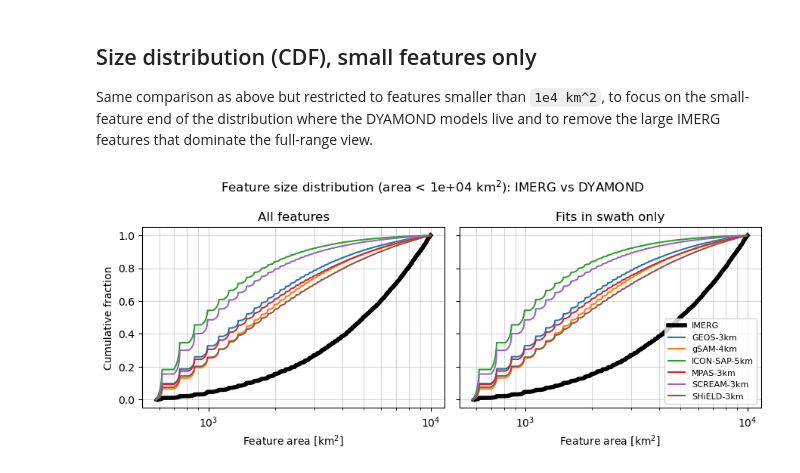
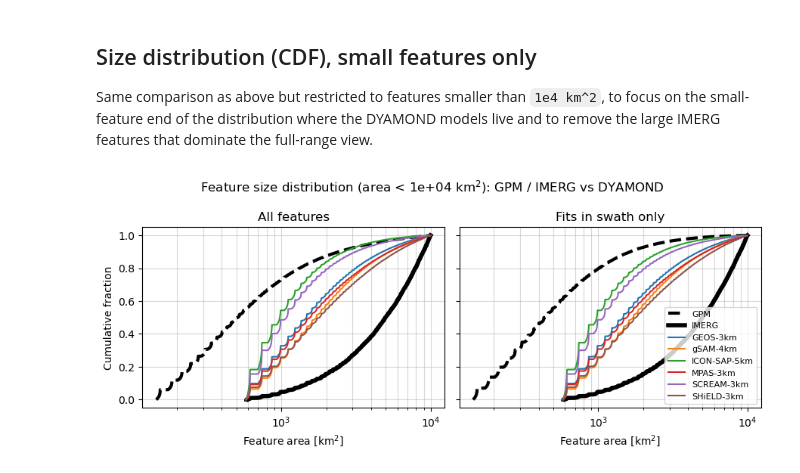
Before and after one commit to pedroanguloumana/gpm_dyamond_extreme_morphology, a Jupyter notebook: notebooks/IMERG_vs_DYAMOND_feature_stats.ipynb, the cells around one changed output. Cells and saved outputs as stored; diff of their text form; code cells hidden in the pictures.

```diff
--- a/notebooks/IMERG_vs_DYAMOND_feature_stats.ipynb
+++ b/notebooks/IMERG_vs_DYAMOND_feature_stats.ipynb
@@ -79,17 +97,14 @@ def plot_cdf(series: pl.Series, ax: plt.Axes = None, label: str = None, **kwargs
 # %%
 subsets = {
     "All features": lambda df: df,
-    "Fits in swath only": lambda df: df.filter(pl.col("fits_in_swath")),
+    "Fits in swath only": lambda df: df.filter(pl.col("fits_swath")),
 }
 
 fig, axes = plt.subplots(1, 2, figsize=(9, 3.8), sharey=True)
 
 for ax, (title, subset) in zip(axes, subsets.items()):
     for name, df in feature_data.items():
-        kwargs = {"label": name, "color": model_colors[name]}
-        if name == "IMERG":
-            kwargs["lw"] = 4
-        plot_cdf(subset(df)["area_km2"], ax=ax, **kwargs)
+        plot_cdf(subset(df)["area_km2"], ax=ax, label=name, **plot_styles[name])
     ax.set_xscale("log")
     ax.set_xlabel("Feature area [km$^2$]")
     ax.set_title(title)
@@ -97,6 +112,6 @@ for ax, (title, subset) in zip(axes, subsets.items()):
 
 axes[0].set_ylabel("Cumulative fraction")
 axes[1].legend(loc="lower right", fontsize=8)
-fig.suptitle("Feature size distribution: IMERG vs DYAMOND")
+fig.suptitle("Feature size distribution: GPM / IMERG vs DYAMOND")
 fig.tight_layout()
 # %% [output]
@@ -111,11 +126,11 @@ lowers the median — most strongly for IMERG.
 # %%
 names = list(feature_data.keys())
 med_all = [feature_data[n]["area_km2"].median() for n in names]
-med_fits = [feature_data[n].filter(pl.col("fits_in_swath"))["area_km2"].median() for n in names]
+med_fits = [feature_data[n].filter(pl.col("fits_swath"))["area_km2"].median() for n in names]
 
 x = np.arange(len(names))
 w = 0.4
-fig, ax = plt.subplots(figsize=(7, 3.6))
+fig, ax = plt.subplots(figsize=(8, 3.6))
 ax.bar(x - w / 2, med_all, w, label="All features", color="0.6")
 ax.bar(x + w / 2, med_fits, w, label="Fits in swath", color="steelblue")
 ax.set_yscale("log")
@@ -138,29 +153,26 @@ full-range view.
 # %%
 AREA_MAX = 1e4  # km^2
 
 subsets_small = {
     "All features": lambda df: df.filter(pl.col("area_km2") < AREA_MAX),
     "Fits in swath only": lambda df: df.filter(
-        pl.col("fits_in_swath") & (pl.col("area_km2") < AREA_MAX)
+        pl.col("fits_swath") & (pl.col("area_km2") < AREA_MAX)
     ),
 }
 
 fig, axes = plt.subplots(1, 2, figsize=(9, 3.8), sharey=True)
 
 for ax, (title, subset) in zip(axes, subsets_small.items()):
     for name, df in feature_data.items():
-        kwargs = {"label": name, "color": model_colors[name]}
-        if name == "IMERG":
-            kwargs["lw"] = 4
-        plot_cdf(subset(df)["area_km2"], ax=ax, **kwargs)
+        plot_cdf(subset(df)["area_km2"], ax=ax, label=name, **plot_styles[name])
     ax.set_xscale("log")
     ax.set_xlabel("Feature area [km$^2$]")
     ax.set_title(title)
     ax.grid(alpha=0.5, which="both")
 
 axes[0].set_ylabel("Cumulative fraction")
 axes[1].legend(loc="lower right", fontsize=8)
-fig.suptitle(f"Feature size distribution (area < {AREA_MAX:.0e} km$^2$): IMERG vs DYAMOND")
+fig.suptitle(f"Feature size distribution (area < {AREA_MAX:.0e} km$^2$): GPM / IMERG vs DYAMOND")
 fig.tight_layout()
 # %% [output]
-[figure, old version]
+[figure, new version]
```
Also changed, not shown: parts of 6 cells of this notebook.
